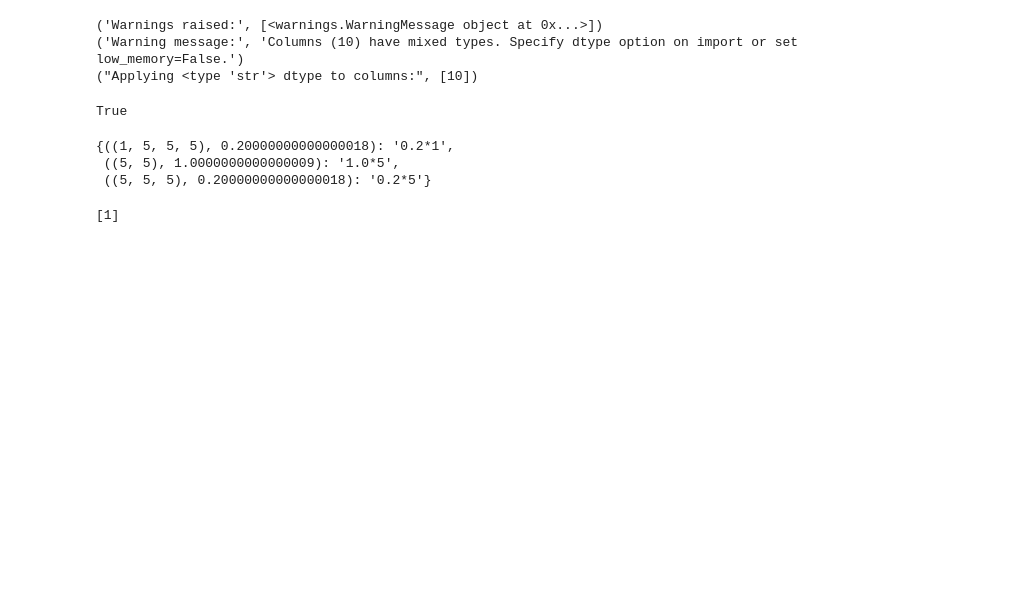
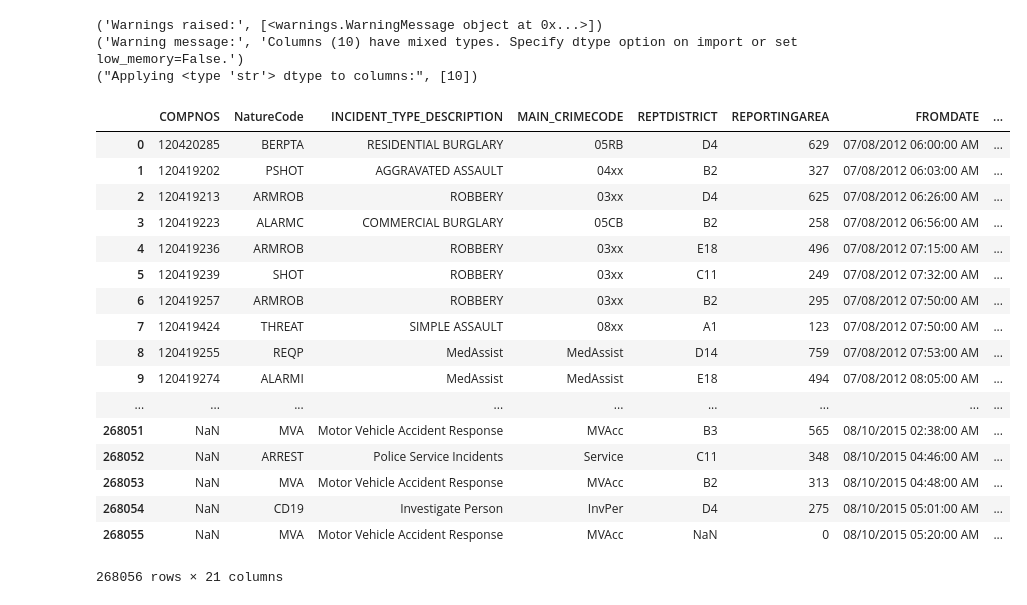
Before and after one commit to kandluis/crime-prediction, a Jupyter notebook: notebooks/exploratory_data.ipynb, the cells around one changed output. Saved outputs shown, nothing was run; the diff lists cells and outputs as text; code cells hidden in the pictures; blank space fills up the shorter version.

```diff
--- a/notebooks/exploratory_data.ipynb
+++ b/notebooks/exploratory_data.ipynb
@@ -258,3 +260,24 @@ for year in years:
+# %%
+bosData
+# %% [output]
+|  | COMPNOS | NatureCode | INCIDENT_TYPE_DESCRIPTION | MAIN_CRIMECODE | REPTDISTRICT | REPORTINGAREA | FROMDATE | ... |
+| 0 | 120420285 | BERPTA | RESIDENTIAL BURGLARY | 05RB | D4 | 629 | 07/08/2012 06:00:00 AM | ... |
+| 1 | 120419202 | PSHOT | AGGRAVATED ASSAULT | 04xx | B2 | 327 | 07/08/2012 06:03:00 AM | ... |
+| 2 | 120419213 | ARMROB | ROBBERY | 03xx | D4 | 625 | 07/08/2012 06:26:00 AM | ... |
+| 3 | 120419223 | ALARMC | COMMERCIAL BURGLARY | 05CB | B2 | 258 | 07/08/2012 06:56:00 AM | ... |
+| 4 | 120419236 | ARMROB | ROBBERY | 03xx | E18 | 496 | 07/08/2012 07:15:00 AM | ... |
+| 5 | 120419239 | SHOT | ROBBERY | 03xx | C11 | 249 | 07/08/2012 07:32:00 AM | ... |
+| 6 | 120419257 | ARMROB | ROBBERY | 03xx | B2 | 295 | 07/08/2012 07:50:00 AM | ... |
+| 7 | 120419424 | THREAT | SIMPLE ASSAULT | 08xx | A1 | 123 | 07/08/2012 07:50:00 AM | ... |
+| 8 | 120419255 | REQP | MedAssist | MedAssist | D14 | 759 | 07/08/2012 07:53:00 AM | ... |
+| 9 | 120419274 | ALARMI | MedAssist | MedAssist | E18 | 494 | 07/08/2012 08:05:00 AM | ... |
+| ... | ... | ... | ... | ... | ... | ... | ... | ... |
+| 268051 | NaN | MVA | Motor Vehicle Accident Response | MVAcc | B3 | 565 | 08/10/2015 02:38:00 AM | ... |
+| 268052 | NaN | ARREST | Police Service Incidents | Service | C11 | 348 | 08/10/2015 04:46:00 AM | ... |
+| 268053 | NaN | MVA | Motor Vehicle Accident Response | MVAcc | B2 | 313 | 08/10/2015 04:48:00 AM | ... |
+| 268054 | NaN | CD19 | Investigate Person | InvPer | D4 | 275 | 08/10/2015 05:01:00 AM | ... |
+| 268055 | NaN | MVA | Motor Vehicle Accident Response | MVAcc | NaN | 0 | 08/10/2015 05:20:00 AM | ... |
+268056 rows × 21 columns
 # %%
 res = {}
 steps = {}
@@ -294,15 +317,3 @@ def operationsToK(numbers, k, epsilon = 0.0001):
                 return True
         res[tuple(numbers), k] = False
         return False
-# %%
-res = {}
-steps = {}
-print operationsToK([1,5,5,5], 0.20000000000000018)
-# %% [output]
-True
-# %%
-steps
-# %% [output]
-{((1, 5, 5, 5), 0.20000000000000018): '0.2*1',
- ((5, 5), 1.0000000000000009): '1.0*5',
- ((5, 5, 5), 0.20000000000000018): '0.2*5'}
@@ -312,4 +319,0 @@ ls.remove(1)
-# %%
-ls
-# %% [output]
-[1]
```
Also changed, not shown: parts of 4 cells of this notebook, 2 other files.
